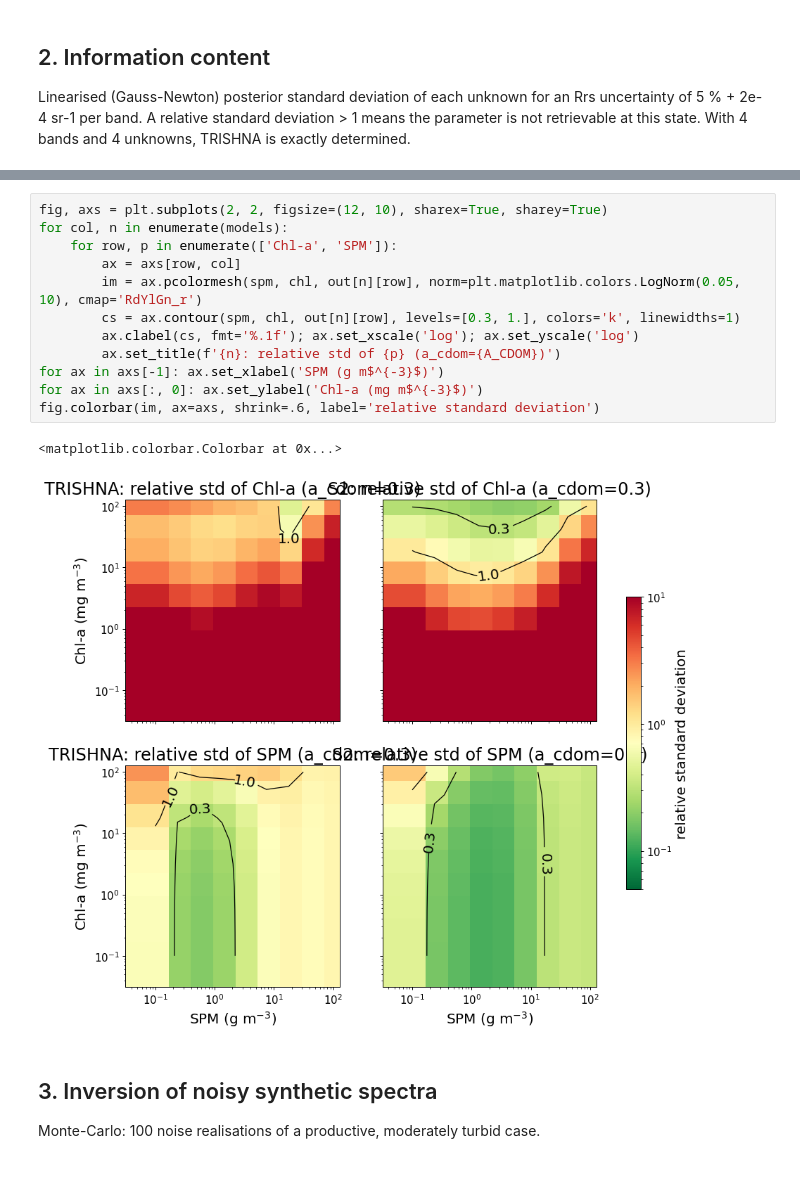
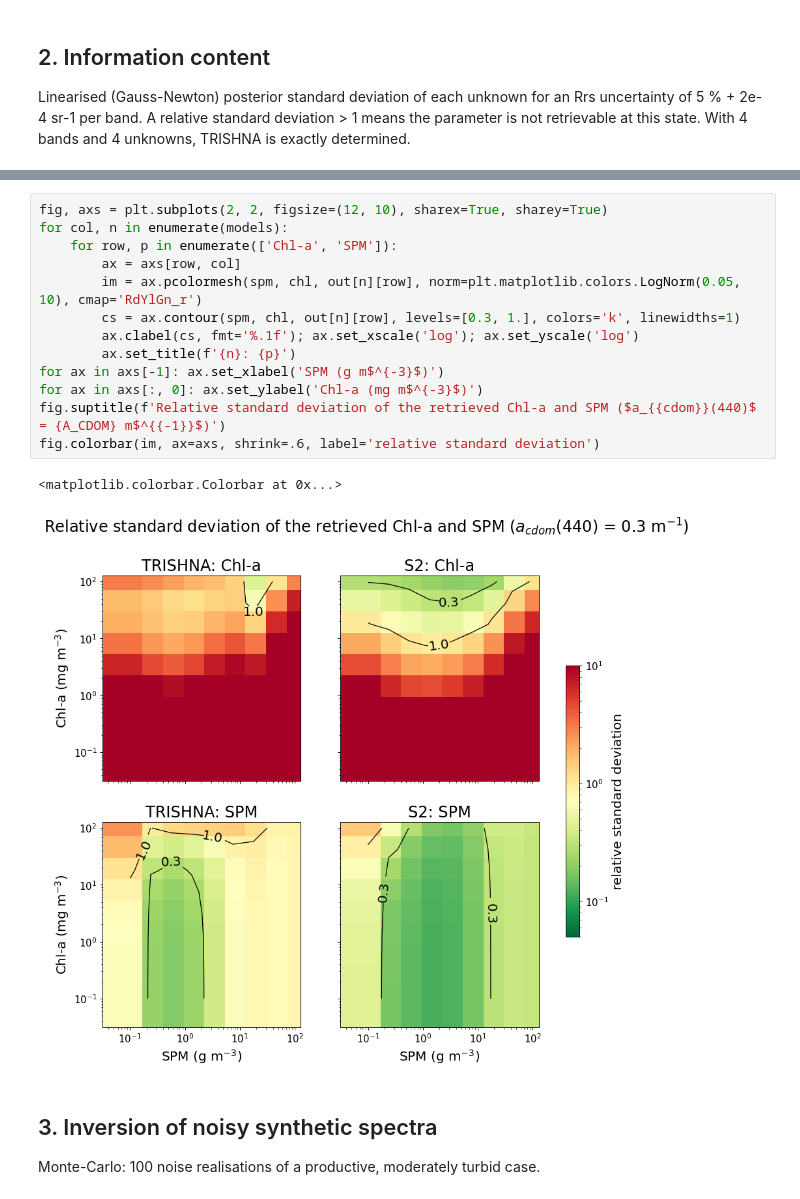
Before and after one commit to Tristanovsk/trishna_tbx, a Jupyter notebook: notebooks/6_trishna_simulations/inversion_information_content.ipynb, the cells around one changed output, grey strips where cells are left out. Saved outputs shown, nothing was run; the diff lists cells and outputs as text.

Commit message:
Fix overlapping subplot titles in the inversion information-content figure
Short sensor/parameter titles, the common a_cdom setting moved to the figure title;
notebook re-executed.

```diff
--- a/notebooks/6_trishna_simulations/inversion_information_content.ipynb
+++ b/notebooks/6_trishna_simulations/inversion_information_content.ipynb
@@ -97,18 +97,19 @@ Wall time: 11.1 s
 # %%
 fig, axs = plt.subplots(2, 2, figsize=(12, 10), sharex=True, sharey=True)
 for col, n in enumerate(models):
     for row, p in enumerate(['Chl-a', 'SPM']):
         ax = axs[row, col]
         im = ax.pcolormesh(spm, chl, out[n][row], norm=plt.matplotlib.colors.LogNorm(0.05, 10), cmap='RdYlGn_r')
         cs = ax.contour(spm, chl, out[n][row], levels=[0.3, 1.], colors='k', linewidths=1)
         ax.clabel(cs, fmt='%.1f'); ax.set_xscale('log'); ax.set_yscale('log')
-        ax.set_title(f'{n}: relative std of {p} (a_cdom={A_CDOM})')
+        ax.set_title(f'{n}: {p}')
 for ax in axs[-1]: ax.set_xlabel('SPM (g m$^{-3}$)')
 for ax in axs[:, 0]: ax.set_ylabel('Chl-a (mg m$^{-3}$)')
+fig.suptitle(f'Relative standard deviation of the retrieved Chl-a and SPM ($a_{{cdom}}(440)$ = {A_CDOM} m$^{{-1}}$)')
 fig.colorbar(im, ax=axs, shrink=.6, label='relative standard deviation')
 # %% [output]
 <matplotlib.colorbar.Colorbar at 0x...>
-[figure, old version]
+[figure, new version]
 # %% [markdown]
 ## 3. Inversion of noisy synthetic spectra
 Monte-Carlo: 100 noise realisations of a productive, moderately turbid case.
```
Also changed, not shown: parts of 2 cells of this notebook, 1 other file.
